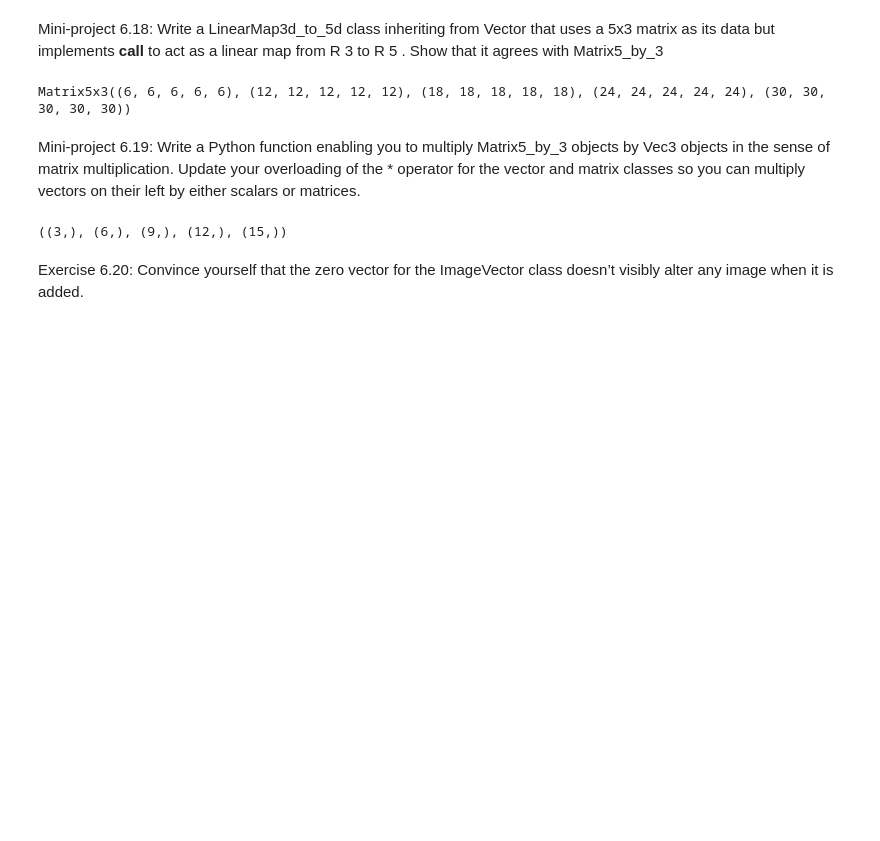
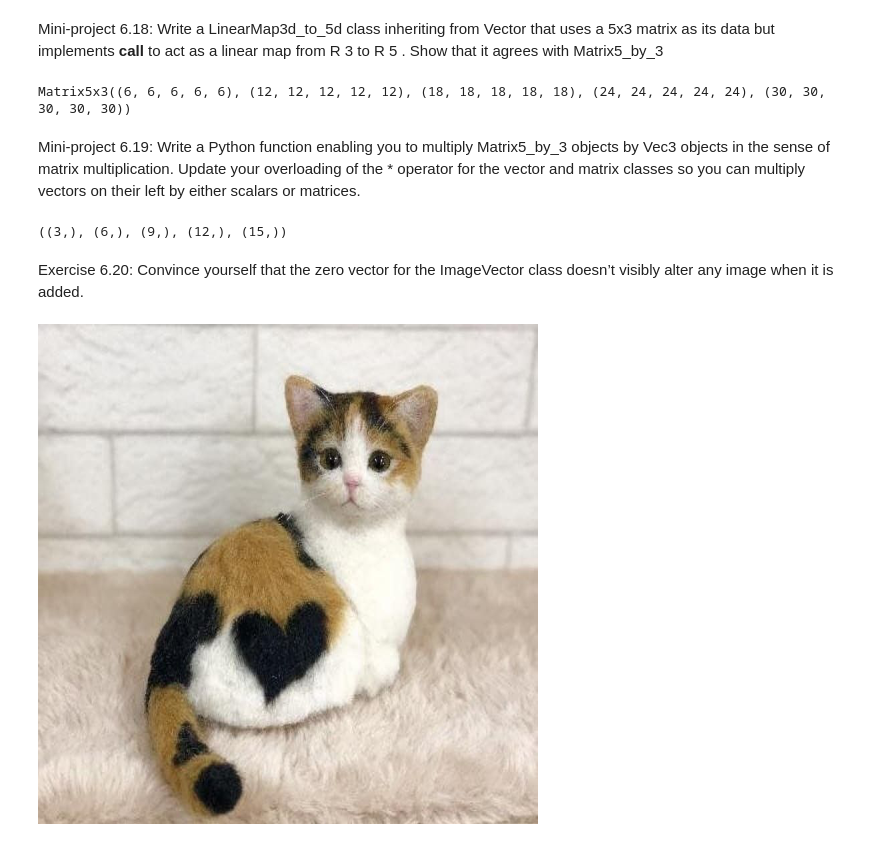
Before and after one commit to aliakhtar/maths4programmers-python, a Jupyter notebook: ch06/6.2.ipynb, the cells around one changed output. Saved outputs shown, nothing was run; the diff lists cells and outputs as text; code cells hidden in the pictures; blank space fills up the shorter version.

```diff
--- a/ch06/6.2.ipynb
+++ b/ch06/6.2.ipynb
@@ -181,3 +181,9 @@ print(multiply_vec3_matrix(v, m1))
 # %% [markdown]
 Exercise 6.20: Convince yourself that the zero vector for the ImageVector class doesn’t visibly alter any image when
 it is added.
+# %%
+from ch06.ImageVector import ImageVector
+cat1 = ImageVector("cat1.jpg")
+cat1
+# %% [output]
+[figure, added]
```
Also changed, not shown: parts of 7 cells of this notebook, 3 other files.
